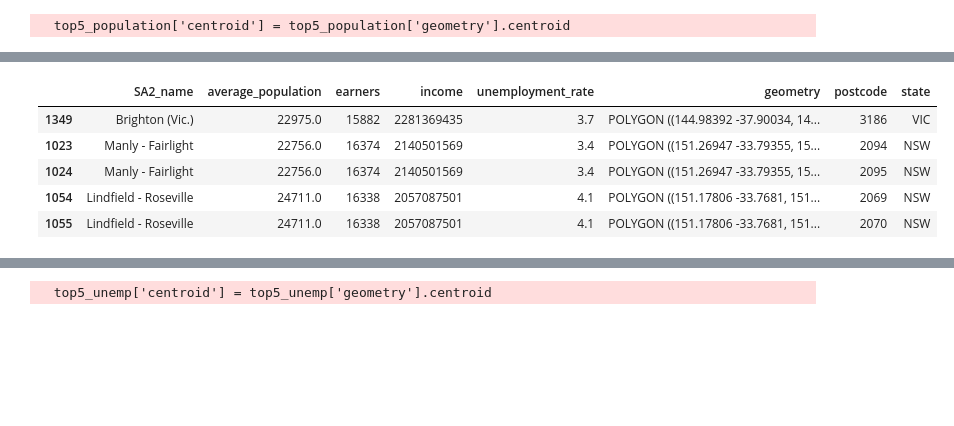
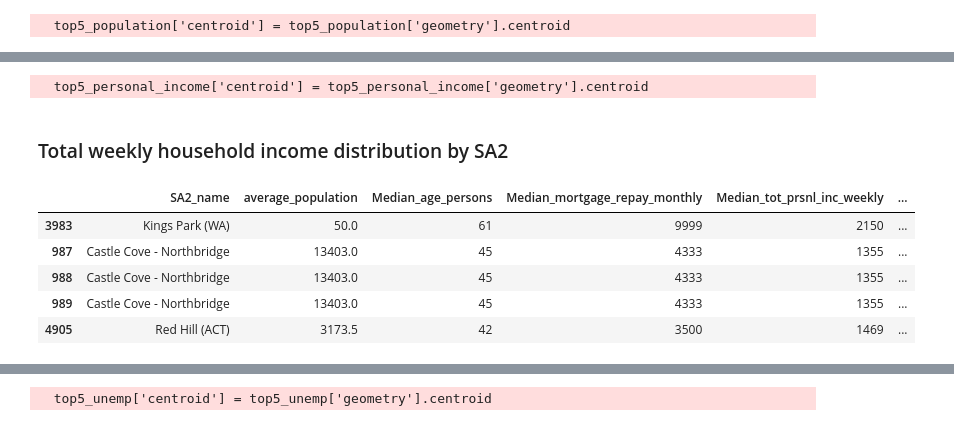
Before and after one commit to MAST30034-AppliedDataScience/project-2-group-buy-now-pay-later-industry-project-28, a Jupyter notebook: notebooks/2_Visualisation.ipynb, the cells around one changed output, grey strips where cells are left out. Drawn from its saved outputs; the diff is of its cells as text; code cells hidden in the pictures; blank space fills up the shorter version.

```diff
--- a/notebooks/2_Visualisation.ipynb
+++ b/notebooks/2_Visualisation.ipynb
@@ -42,3 +34,6 @@ merged_external_df = pd.read_csv('../data/curated/merged_datasets.csv')
+# %%
+# read datasets
+merged_external_df = pd.read_csv('../data/curated/merged_external.csv')
 # %%
 # check the data type
 print('merged_external_df:')
@@ -59,8 +60,9 @@ dtype: object
 merged_external_df['geometry'] = merged_external_df['geometry'].apply(wkt.loads)
 
 # create a GeoDataFrame
-merged_gdf = gpd.GeoDataFrame(merged_external_df, geometry='geometry')
+merged_external_gdf = gpd.GeoDataFrame(merged_external_df, geometry='geometry')
 
 # set the original CRS (assuming Web Mercator for example)
-merged_gdf.set_crs(epsg=4326, inplace=True)
+merged_external_gdf.set_crs(epsg=4326, inplace=True)
+merged_external_gdf.dtypes
 # %% [output]
@@ -147,13 +568,46 @@ population_map.save('../plots/population_distribution.html')
+# %%
+# create the map
+personal_income_map = folium.Map(location=[-25.2744, 133.7751], zoom_start=4)
+
+folium.Choropleth(
+    geo_data=geoJSON,
+    name='choropleth',
+    data=merged_external_gdf[['SA2_name', 'Median_tot_prsnl_inc_weekly', 'geometry']],
+    columns=['SA2_name', 'Median_tot_prsnl_inc_weekly'],
+    key_on='feature.properties.SA2_name',
+    bins=9,
+    fill_color='RdPu',
+    nan_fill_color='gray',
+    legend_name='2021 Median Total Weekly Personal Income Distribution by SA2'
+).add_to(personal_income_map)
+
+# mark the area of top 5 income
+top5_personal_income['centroid'] = top5_personal_income['geometry'].centroid
+
+for _, row in top5_personal_income.iterrows():
+    lat, lon = row['centroid'].y, row['centroid'].x
+
+    folium.Marker(
+        location=[lat, lon],
+        popup=f"{row['SA2_name']} Total Weekly Personal Income: {row['Median_tot_prsnl_inc_weekly']}",
+    ).add_to(personal_income_map)
+
+# save the map
+personal_income_map.save('../plots/personal_income_map.html')
+# %% [output]
+  top5_personal_income['centroid'] = top5_personal_income['geometry'].centroid
+# %% [markdown]
+### Total weekly household income distribution by SA2
 # %%
-# select the top 5 SA2 name based on income
-top5_income = merged_gdf.nlargest(5, 'income')
-top5_income
+# select the top 5 SA2 name based on weekly total personal income
+top5_household_income = merged_external_gdf.nlargest(5, 'Median_tot_hhd_inc_weekly')
+top5_household_income
 # %% [output]
-|  | SA2_name | average_population | earners | income | unemployment_rate | geometry | postcode | state |
-| 1349 | Brighton (Vic.) | 22975.0 | 15882 | 2281369435 | 3.7 | POLYGON ((144.98392 -37.90034, 14... | 3186 | VIC |
-| 1023 | Manly - Fairlight | 22756.0 | 16374 | 2140501569 | 3.4 | POLYGON ((151.26947 -33.79355, 15... | 2094 | NSW |
-| 1024 | Manly - Fairlight | 22756.0 | 16374 | 2140501569 | 3.4 | POLYGON ((151.26947 -33.79355, 15... | 2095 | NSW |
-| 1054 | Lindfield - Roseville | 24711.0 | 16338 | 2057087501 | 4.1 | POLYGON ((151.17806 -33.7681, 151... | 2069 | NSW |
-| 1055 | Lindfield - Roseville | 24711.0 | 16338 | 2057087501 | 4.1 | POLYGON ((151.17806 -33.7681, 151... | 2070 | NSW |
+|  | SA2_name | average_population | Median_age_persons | Median_mortgage_repay_monthly | Median_tot_prsnl_inc_weekly | ... |
+| 3983 | Kings Park (WA) | 50.0 | 61 | 9999 | 2150 | ... |
+| 987 | Castle Cove - Northbridge | 13403.0 | 45 | 4333 | 1355 | ... |
+| 988 | Castle Cove - Northbridge | 13403.0 | 45 | 4333 | 1355 | ... |
+| 989 | Castle Cove - Northbridge | 13403.0 | 45 | 4333 | 1355 | ... |
+| 4905 | Red Hill (ACT) | 3173.5 | 42 | 3500 | 1469 | ... |
 # %%
 # create the map
```
Also changed, not shown: parts of 48 cells of this notebook, 29 other files.
